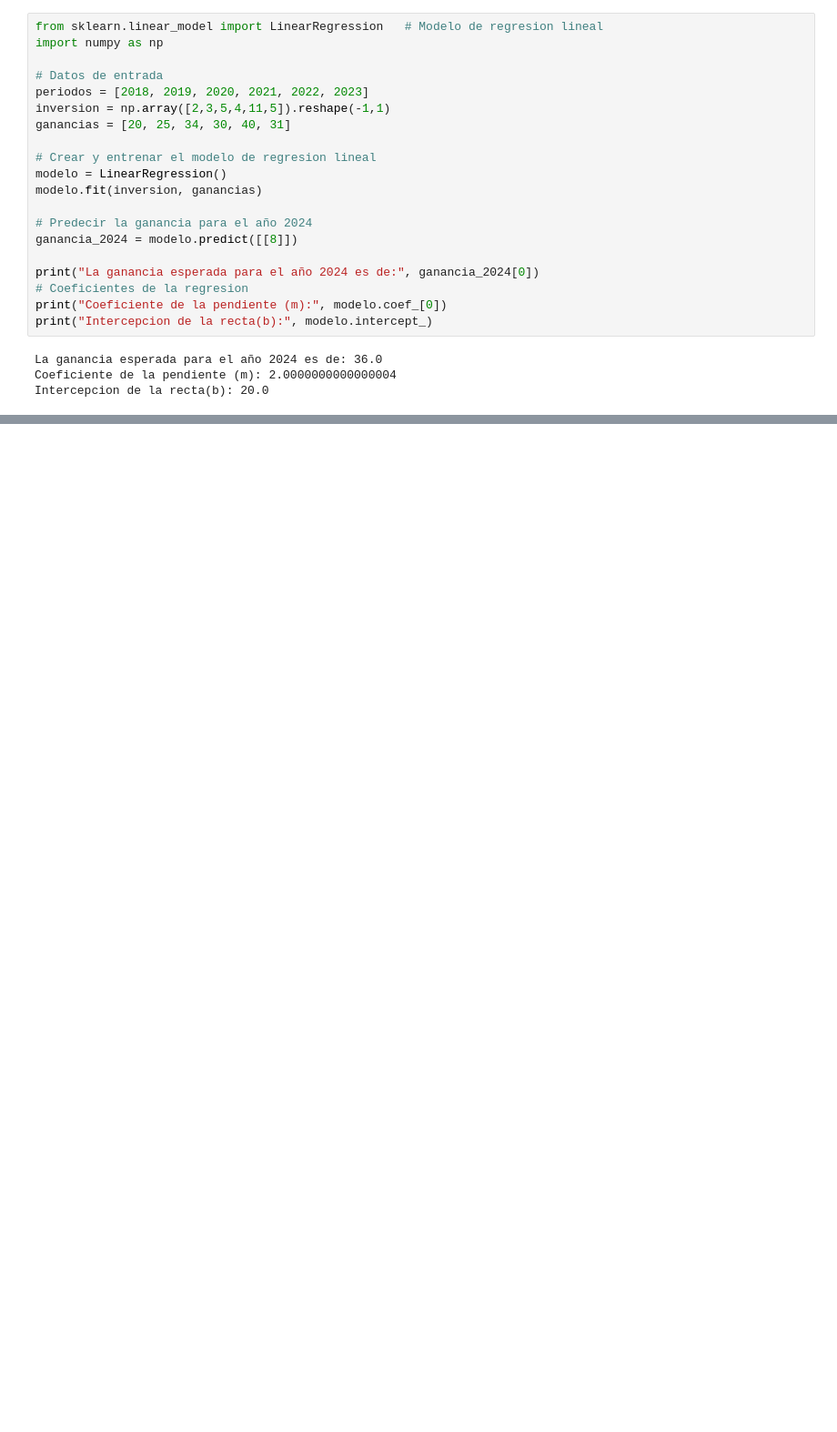
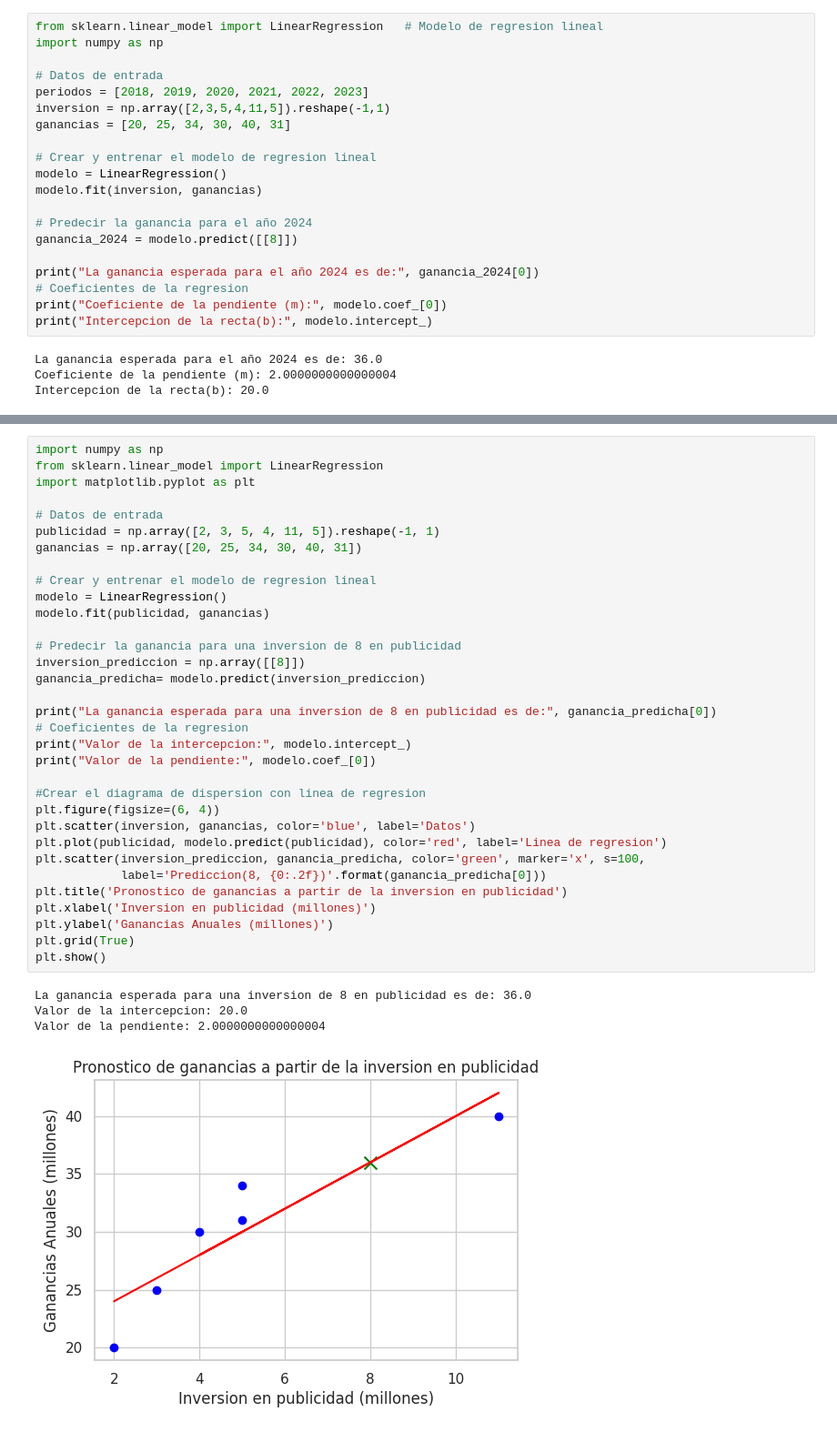
Before and after one commit to diego-sc11/Probabilidad, a Jupyter notebook: Unidad5/U5_Problema1.ipynb, the cells around one changed output, grey strips where cells are left out. Shown at 91% size. Saved outputs shown, nothing was run; the diff lists cells and outputs as text; blank space fills up the shorter version.

```diff
--- a/Unidad5/U5_Problema1.ipynb
+++ b/Unidad5/U5_Problema1.ipynb
@@ -41,0 +67,38 @@ ModuleNotFoundError: No module named 'mat'
+# %%
+import numpy as np
+from sklearn.linear_model import LinearRegression
+import matplotlib.pyplot as plt
+
+# Datos de entrada
+publicidad = np.array([2, 3, 5, 4, 11, 5]).reshape(-1, 1)
+ganancias = np.array([20, 25, 34, 30, 40, 31])
+
+# Crear y entrenar el modelo de regresion lineal
+modelo = LinearRegression()
+modelo.fit(publicidad, ganancias)
+
+# Predecir la ganancia para una inversion de 8 en publicidad
+inversion_prediccion = np.array([[8]])
+ganancia_predicha= modelo.predict(inversion_prediccion)
+
+print("La ganancia esperada para una inversion de 8 en publicidad es de:", ganancia_predicha[0])
+# Coeficientes de la regresion
+print("Valor de la intercepcion:", modelo.intercept_)
+print("Valor de la pendiente:", modelo.coef_[0])
+
+#Crear el diagrama de dispersion con linea de regresion
+plt.figure(figsize=(6, 4))
+plt.scatter(inversion, ganancias, color='blue', label='Datos')
+plt.plot(publicidad, modelo.predict(publicidad), color='red', label='Linea de regresion')
+plt.scatter(inversion_prediccion, ganancia_predicha, color='green', marker='x', s=100,
+            label='Prediccion(8, {0:.2f})'.format(ganancia_predicha[0]))
+plt.title('Pronostico de ganancias a partir de la inversion en publicidad')
+plt.xlabel('Inversion en publicidad (millones)')
+plt.ylabel('Ganancias Anuales (millones)')
+plt.grid(True)
+plt.show()
+# %% [output]
+La ganancia esperada para una inversion de 8 en publicidad es de: 36.0
+Valor de la intercepcion: 20.0
+Valor de la pendiente: 2.0000000000000004
+[figure, added]
```
Also changed, not shown: parts of 2 cells of this notebook.
